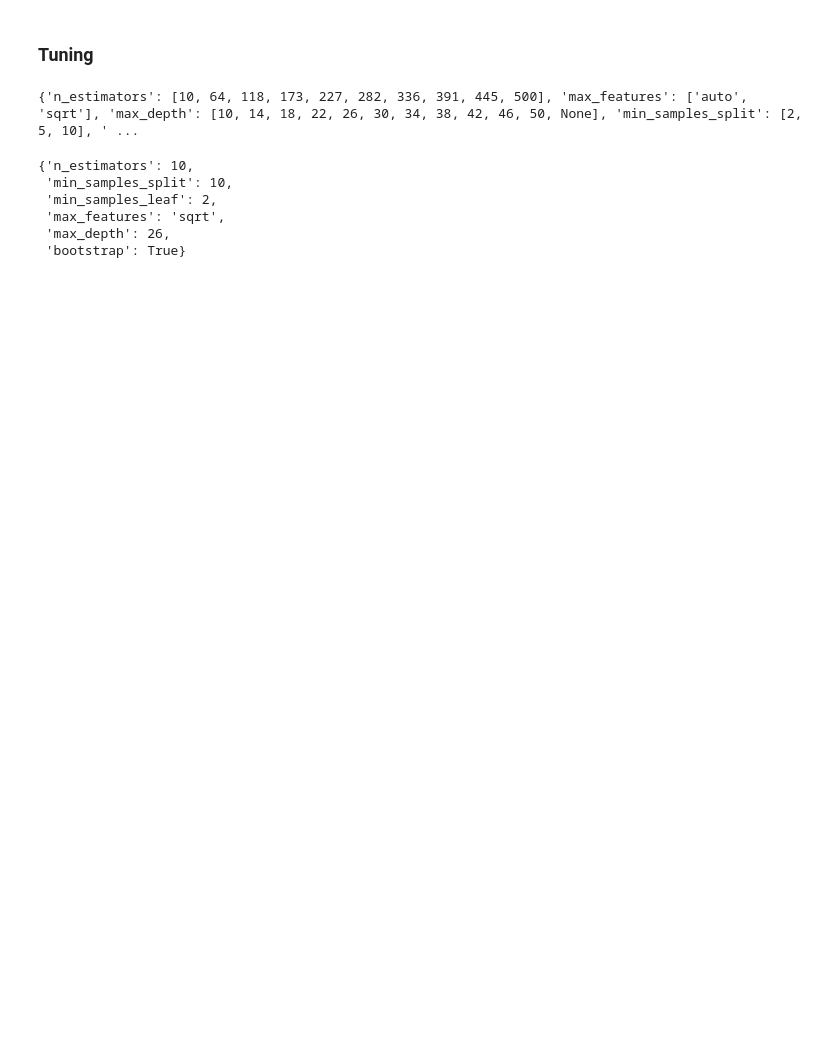
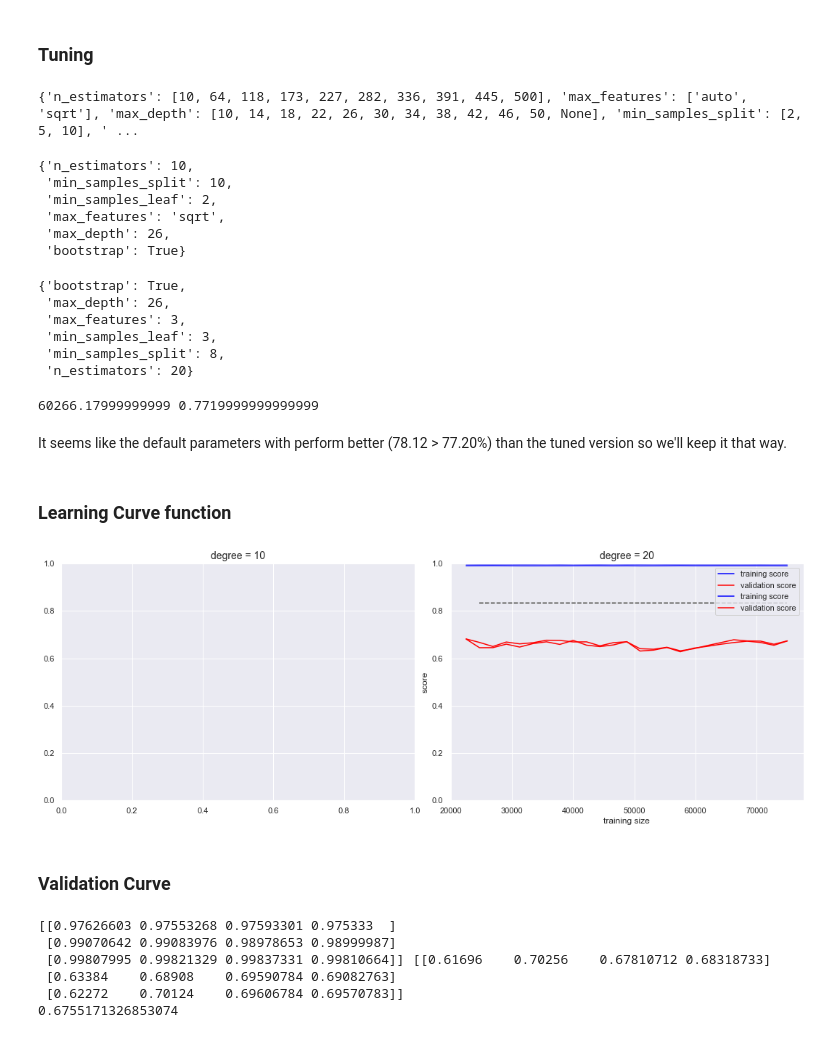
Before and after one commit to bang-a-coder/ds-kickstarter, a Jupyter notebook: kickstarter_G13.ipynb, the cells around one changed output. Cells and saved outputs as stored; diff of their text form; code cells hidden in the pictures; blank space fills up the shorter version.

```diff
--- a/kickstarter_G13.ipynb
+++ b/kickstarter_G13.ipynb
@@ -348,0 +370,66 @@ rf_random.best_params_
+# %%
+grid_search.best_params_
+# %% [output]
+{'bootstrap': True,
+ 'max_depth': 26,
+ 'max_features': 3,
+ 'min_samples_leaf': 3,
+ 'min_samples_split': 8,
+ 'n_estimators': 20}
+# %%
+forest = RandomForestClassifier(bootstrap=True, max_depth= 26, max_features=3, min_samples_leaf=3, min_samples_split=8,n_estimators=20)
+
+
+forest.fit(Xtrain, ytrain)
+
+score = cross_val_score(forest, Xtest, ytest, cv=5).mean()
+
+print(score * 78065 , score)
+# %% [output]
+60266.17999999999 0.7719999999999999
+# %% [markdown]
+It seems like the default parameters with perform better (78.12 > 77.20%) than the tuned version so we'll keep it that way.
+# %% [markdown]
+### Learning Curve function
+# %%
+fig, ax = plt.subplots(1, 2, figsize=(16, 6))
+
+fig.subplots_adjust(left=0.0625, right=0.95, wspace=0.1)
+
+estimator = RandomForestClassifier()
+
+
+for i, degree in enumerate([10, 20]):
+	N, train_lc, val_lc = learning_curve(RandomForestClassifier(n_estimators=degree),
+									trainDF, target, cv=4,train_sizes=np.linspace(0.3, 1, 25))
+	ax[1].plot(N, np.mean(train_lc, 1), color='blue', label='training score')
+	ax[1].plot(N, np.mean(val_lc, 1), color='red', label='validation score')
+	ax[1].hlines(np.mean([train_lc[-1], val_lc[-1]]), N[1], N[-1], color='gray',
+	linestyle="dashed")
+	ax[1].set_ylim(0, 1)
+	ax[1].set_xlabel('training size')
+	ax[1].set_ylabel('score')
+	ax[i].set_title('degree = {0}'.format(degree), size=14)
+	ax[1].legend(loc="best")
+# %% [output]
+[figure, added]
+# %% [markdown]
+### Validation Curve
+# %%
+n_estimator = [5,10,20]
+estimator = RandomForestClassifier()
+train_score, val_score = validation_curve(estimator,
+									trainDF, target, 'n_estimators', n_estimator, cv=4 )
+
+
+print(train_score, val_score)
+
+cross_val_score(estimator, trainDF, target, cv=4)
+print(val_score.mean())
+# %% [output]
+[[0.97626603 0.97553268 0.97593301 0.975333  ]
+ [0.99070642 0.99083976 0.98978653 0.98999987]
+ [0.99807995 0.99821329 0.99837331 0.99810664]] [[0.61696    0.70256    0.67810712 0.68318733]
+ [0.63384    0.68908    0.69590784 0.69082763]
+ [0.62272    0.70124    0.69606784 0.69570783]]
+0.6755171326853074
```
Also changed, not shown: parts of 12 cells of this notebook.
